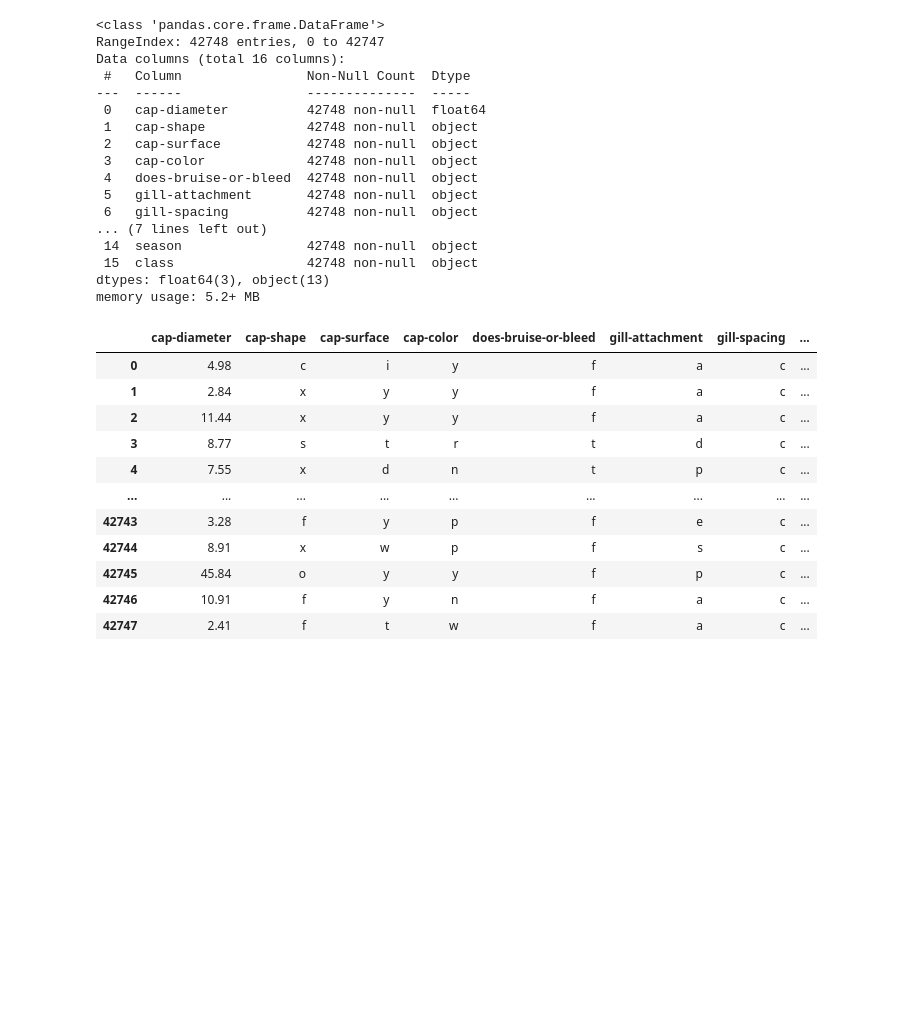
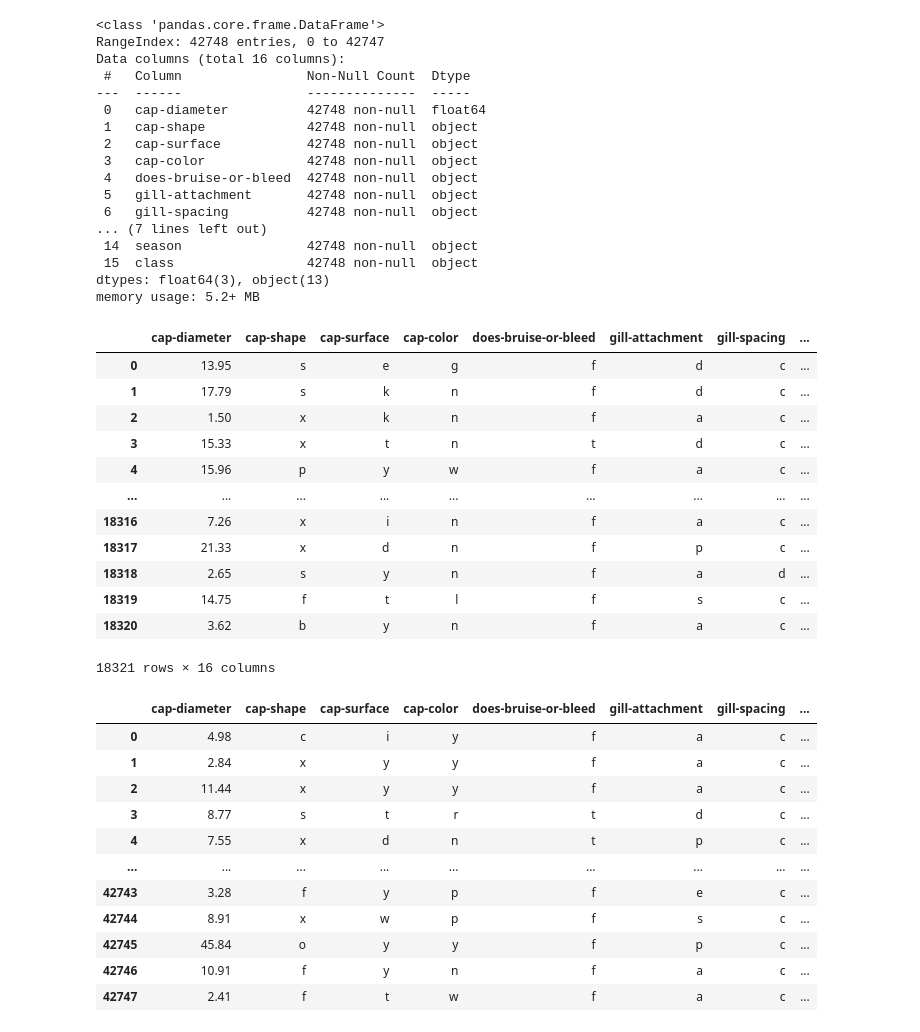
Before and after one commit to tianhew0121/Shroomification, a Jupyter notebook: mushroom_classification.ipynb, the cells around one changed output. Cells and saved outputs as stored; diff of their text form; code cells hidden in the pictures; blank space fills up the shorter version.

```diff
--- a/mushroom_classification.ipynb
+++ b/mushroom_classification.ipynb
@@ -29,6 +29,22 @@ Data columns (total 16 columns):
  15  class                 42748 non-null  object
 dtypes: float64(3), object(13)
 memory usage: 5.2+ MB
+# %%
+test_df
+# %% [output]
+|  | cap-diameter | cap-shape | cap-surface | cap-color | does-bruise-or-bleed | gill-attachment | gill-spacing | ... |
+| 0 | 13.95 | s | e | g | f | d | c | ... |
+| 1 | 17.79 | s | k | n | f | d | c | ... |
+| 2 | 1.50 | x | k | n | f | a | c | ... |
+| 3 | 15.33 | x | t | n | t | d | c | ... |
+| 4 | 15.96 | p | y | w | f | a | c | ... |
+| ... | ... | ... | ... | ... | ... | ... | ... | ... |
+| 18316 | 7.26 | x | i | n | f | a | c | ... |
+| 18317 | 21.33 | x | d | n | f | p | c | ... |
+| 18318 | 2.65 | s | y | n | f | a | d | ... |
+| 18319 | 14.75 | f | t | l | f | s | c | ... |
+| 18320 | 3.62 | b | y | n | f | a | c | ... |
+18321 rows × 16 columns
 # %%
 train_df
 # %% [output]
```
Also changed, not shown: parts of 25 cells of this notebook.
